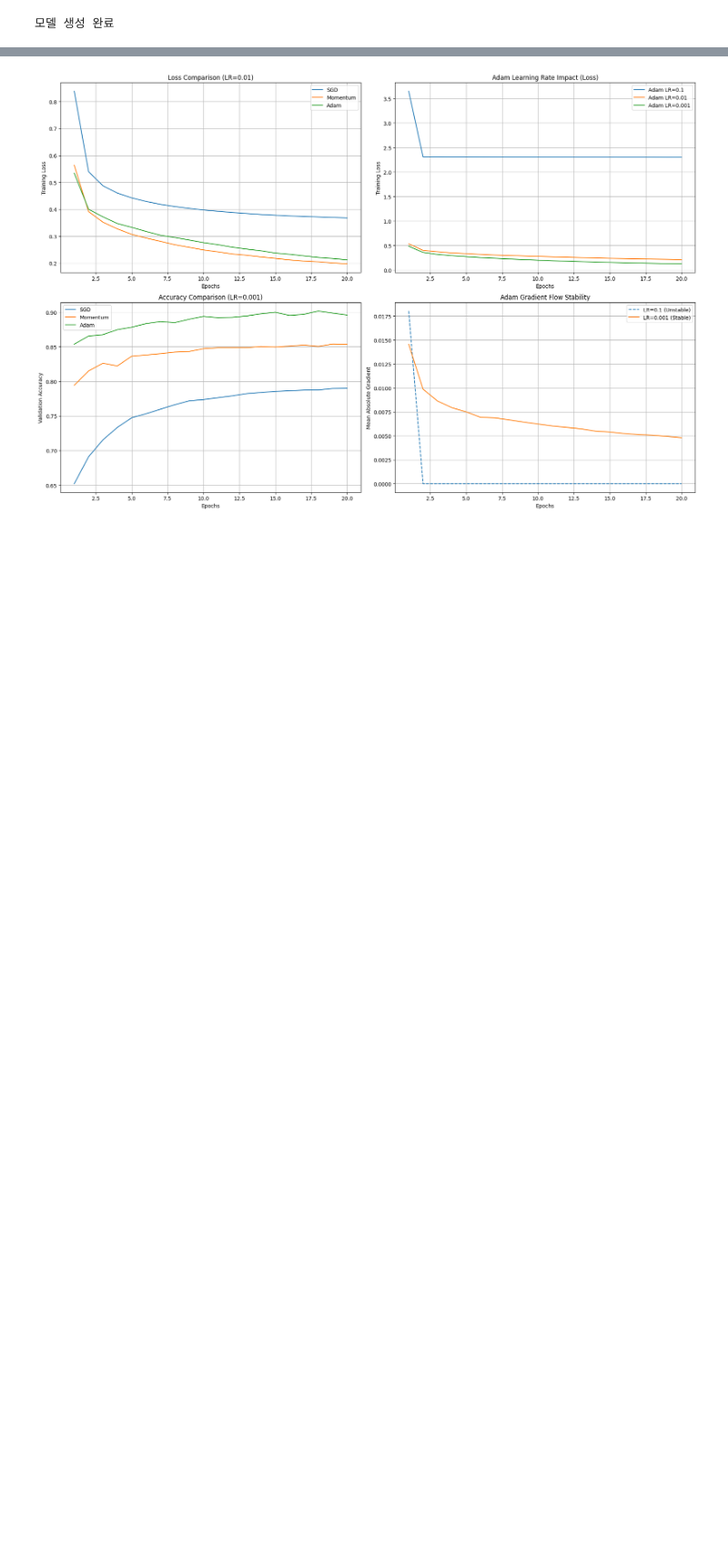
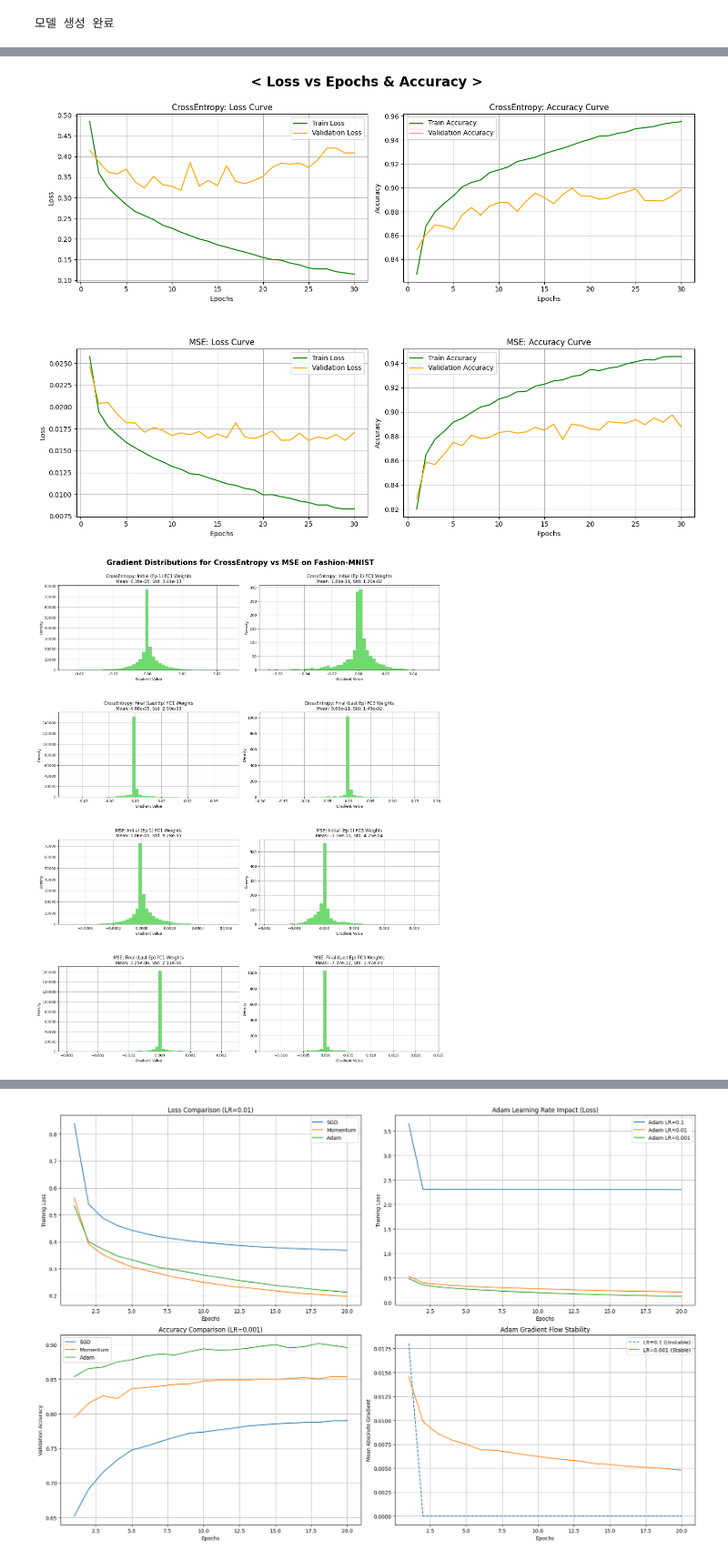
Before and after one commit to mountaindew93/2026-1_CV, a Jupyter notebook: HW3.ipynb, the cells around one changed output, grey strips where cells are left out. Shown at 91% size. Cells and saved outputs as stored; diff of their text form; code cells hidden in the pictures; blank space fills up the shorter version.

```diff
--- a/HW3.ipynb
+++ b/HW3.ipynb
@@ -182,3 +161,67 @@ plt.show()
+# %%
+epochs_range = range(1, EPOCHS_A + 1)
+
+# 1. Performance Metrics (Loss & Accuracy 비교)
+fig1, axes1 = plt.subplots(2, 2, figsize=(14, 10))
+
+# [1행] CrossEntropy 영역
+axes1[0, 0].plot(epochs_range, res_ce['train_loss'], label='Train Loss', color='g')
+axes1[0, 0].plot(epochs_range, res_ce['val_loss'], label='Validation Loss', color='orange')
+axes1[0, 0].set_title('CrossEntropy: Loss Curve')
+axes1[0, 0].set_xlabel('Epochs'); axes1[0, 0].set_ylabel('Loss'); axes1[0, 0].legend(); axes1[0, 0].grid(True)
+
+axes1[0, 1].plot(epochs_range, res_ce['train_acc'], label='Train Accuracy', color='g')
+axes1[0, 1].plot(epochs_range, res_ce['val_acc'], label='Validation Accuracy', color='orange')
+axes1[0, 1].set_title('CrossEntropy: Accuracy Curve')
+axes1[0, 1].set_xlabel('Epochs'); axes1[0, 1].set_ylabel('Accuracy'); axes1[0, 1].legend(); axes1[0, 1].grid(True)
+
+# [2행] MSE 영역
+axes1[1, 0].plot(epochs_range, res_mse['train_loss'], label='Train Loss', color='g')
+axes1[1, 0].plot(epochs_range, res_mse['val_loss'], label='Validation Loss', color='orange')
+axes1[1, 0].set_title('MSE: Loss Curve')
+axes1[1, 0].set_xlabel('Epochs'); axes1[1, 0].set_ylabel('Loss'); axes1[1, 0].legend(); axes1[1, 0].grid(True)
+
+axes1[1, 1].plot(epochs_range, res_mse['train_acc'], label='Train Accuracy', color='g')
+axes1[1, 1].plot(epochs_range, res_mse['val_acc'], label='Validation Accuracy', color='orange')
+axes1[1, 1].set_title('MSE: Accuracy Curve')
+axes1[1, 1].set_xlabel('Epochs'); axes1[1, 1].set_ylabel('Accuracy'); axes1[1, 1].legend(); axes1[1, 1].grid(True)
+
+fig1.tight_layout()
+fig1.subplots_adjust(top=0.9, hspace=0.4)
+fig1.suptitle('< Loss vs Epochs & Accuracy >', fontsize=20, fontweight='bold')
+plt.show()
+
+# 2. Gradient Distributions (FC1 & FC3 히스토그램 대시보드)
+def plot_grad_hist(ax, grad_data, title):
+    ax.hist(grad_data.flatten(), bins=50, alpha=0.7, color='limegreen')
+    # 평균(Mean)과 표준편차(Std)를 제목에 표기
+    ax.set_title(f"{title}\nMean: {np.mean(grad_data):.2e}, Std: {np.std(grad_data):.2e}")
+    ax.set_xlabel('Gradient Value')
+    ax.set_ylabel('Density')
+    ax.grid(True)
+
+# 4행 2열 구조로 모든 경우의 수(CE/MSE x Initial/Final x FC1/FC3) 시각화
+fig2, axes2 = plt.subplots(4, 2, figsize=(16, 20))
+
+# [1~2행] CrossEntropy 그래디언트
+plot_grad_hist(axes2[0, 0], res_ce['grad_init_fc1'], "CrossEntropy: Initial (Ep 1) FC1 Weights")
+plot_grad_hist(axes2[0, 1], res_ce['grad_init_fc3'], "CrossEntropy: Initial (Ep 1) FC3 Weights")
+plot_grad_hist(axes2[1, 0], res_ce['grad_final_fc1'], "CrossEntropy: Final (Last Ep) FC1 Weights")
+plot_grad_hist(axes2[1, 1], res_ce['grad_final_fc3'], "CrossEntropy: Final (Last Ep) FC3 Weights")
+
+# [3~4행] MSE 그래디언트 (Vanishing Gradient 관찰용)
+plot_grad_hist(axes2[2, 0], res_mse['grad_init_fc1'], "MSE: Initial (Ep 1) FC1 Weights")
+plot_grad_hist(axes2[2, 1], res_mse['grad_init_fc3'], "MSE: Initial (Ep 1) FC3 Weights")
+plot_grad_hist(axes2[3, 0], res_mse['grad_final_fc1'], "MSE: Final (Last Ep) FC1 Weights")
+plot_grad_hist(axes2[3, 1], res_mse['grad_final_fc3'], "MSE: Final (Last Ep) FC3 Weights")
+
+fig2.tight_layout()
+fig2.subplots_adjust(top=0.93, hspace=0.5)
+fig2.suptitle('Gradient Distributions for CrossEntropy vs MSE on Fashion-MNIST', fontsize=20, fontweight='bold')
+plt.show()
+# %% [output]
+[figure, added]
+[figure, added]
 # %%
 def run_exp_b(act_name, epochs=150):
     print(f"\n--- 실험 B: {act_name} 학습 시작 ---")
```
Also changed, not shown: parts of 8 cells of this notebook.
